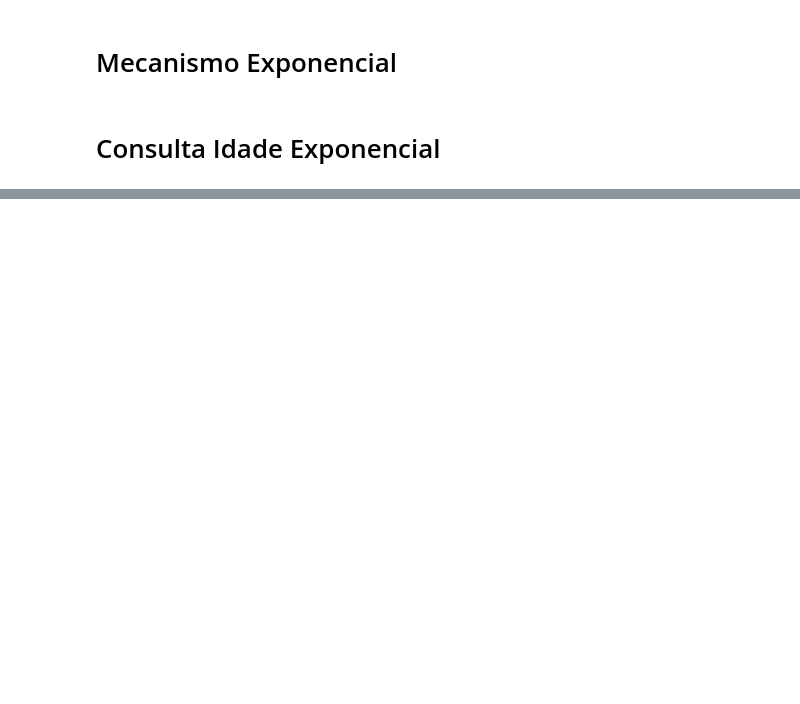
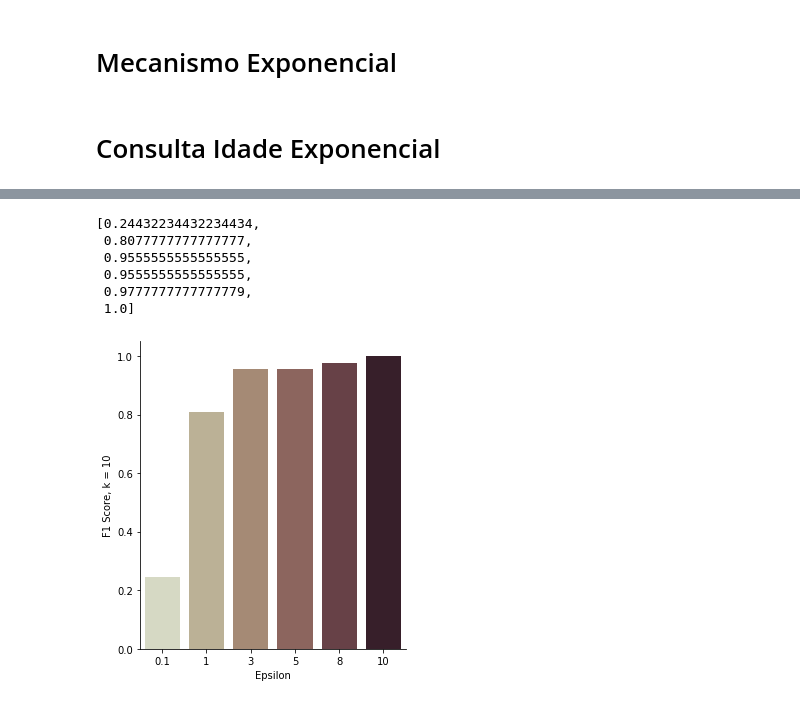
Before and after one commit to Brabissima/dp_top-k, a Jupyter notebook: Reverse top-k.ipynb, the cells around one changed output, grey strips where cells are left out. Saved outputs shown, nothing was run; the diff lists cells and outputs as text; code cells hidden in the pictures; blank space fills up the shorter version.

```diff
--- a/Reverse top-k.ipynb
+++ b/Reverse top-k.ipynb
@@ -327,0 +331,11 @@ Falsos Negativos: 0
+# %%
+aux = []
+query_idades_exp = top_k_reverse_idade(dataset_idade, 10)['idade']
+for i in range(5):
+    lista = []
+    for eps in budgets:
+        hm = np.array(exp_idades(eps, sensibilidade_exp(dataset_idade, eps, 10), dataset_idade, 10))
+        lista.append(hm)
+    f1 = f1_score(query_idades_exp, lista, budgets)
+    aux.append(f1)
+aux
@@ -327,0 +370,22 @@ Falsos Negativos: 0
+# %%
+que = []
+for i in range(len(aux[0])):
+    mano = []
+    for j in range(len(aux)):
+        mano.append(aux[j][i])
+    que.append(mano)
+medias = [0]*len(que)
+for i in range(len(que)):
+    medias[i] = np.mean(que[i])
+medias
+# %% [output]
+[0.24432234432234434,
+ 0.8077777777777777,
+ 0.9555555555555555,
+ 0.9555555555555555,
+ 0.9777777777777779,
+ 1.0]
+# %%
+plot_erros(medias, 10)
+# %% [output]
+[figure, added]
```
Also changed, not shown: parts of 11 cells of this notebook.
